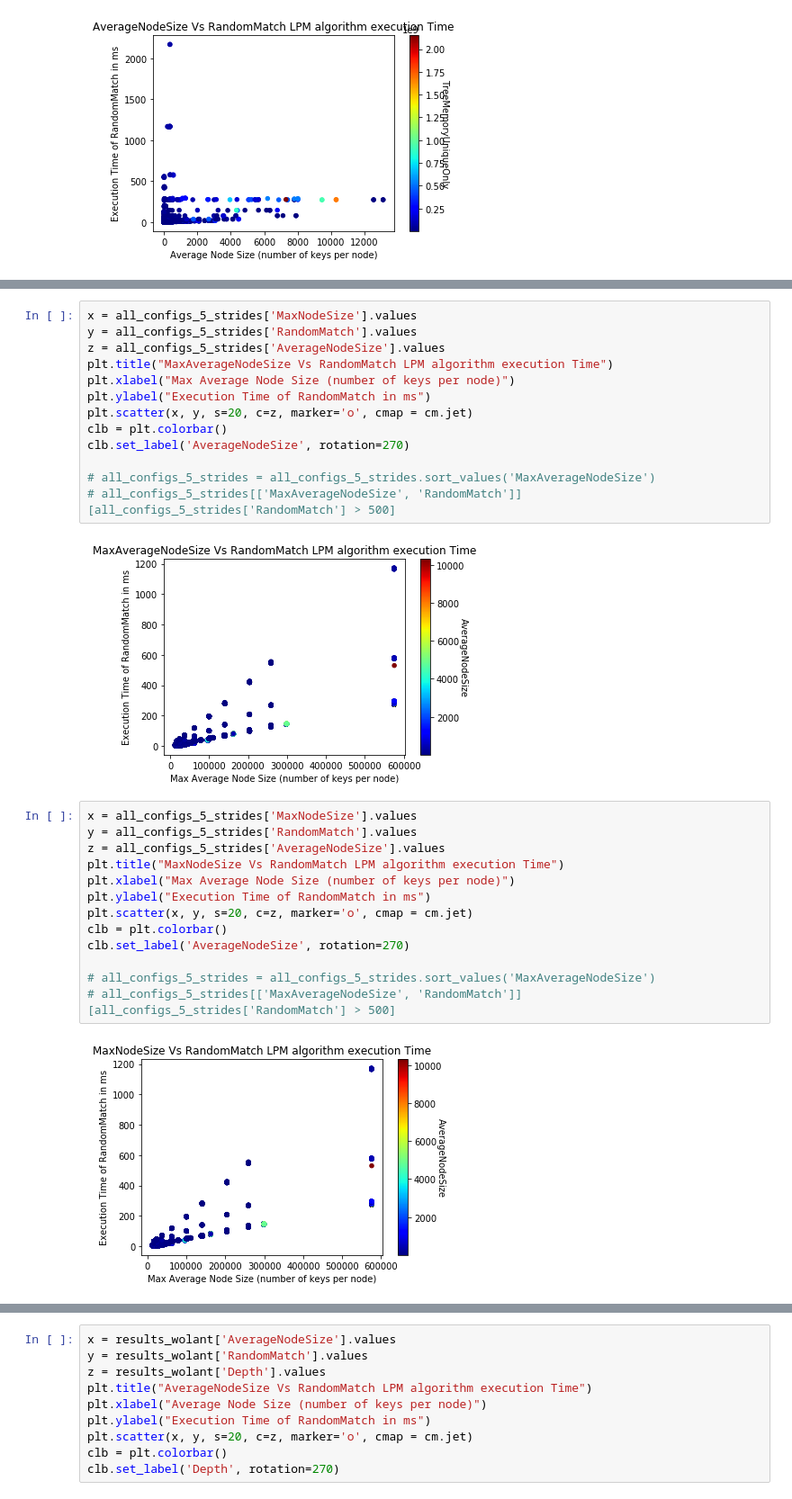
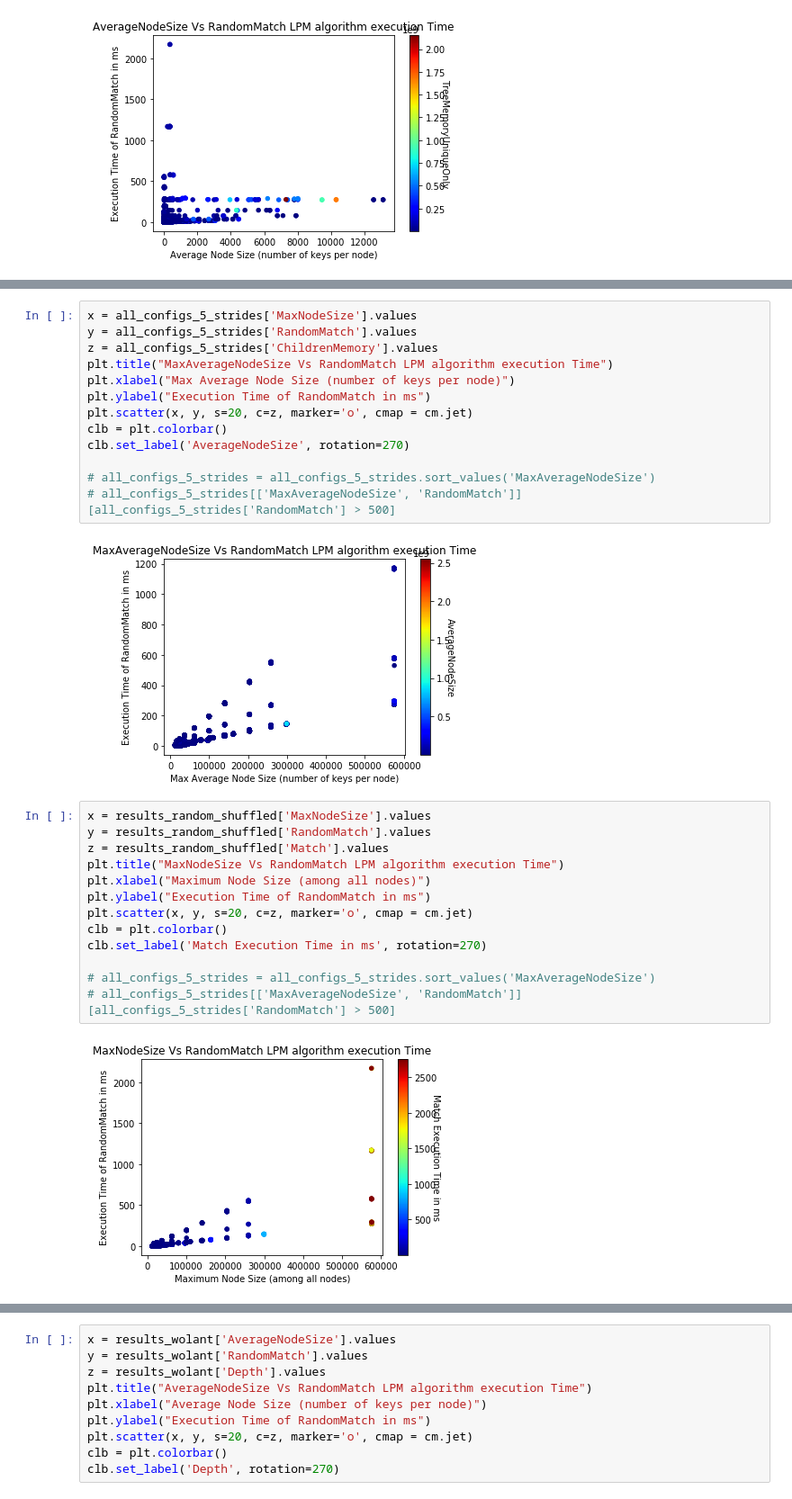
Before and after one commit to matrackif/TrieStrides, a Jupyter notebook: flavors_data_analysis.ipynb, the cells around one changed output, grey strips where cells are left out. Shown: that part at 90% size. Drawn from its saved outputs; the diff is of its cells as text.

```diff
--- a/flavors_data_analysis.ipynb
+++ b/flavors_data_analysis.ipynb
@@ -236,7 +236,7 @@ all_configs_5_strides[['AverageNodeSize', 'RandomMatch']]
 # %%
 x = all_configs_5_strides['MaxNodeSize'].values
 y = all_configs_5_strides['RandomMatch'].values
-z = all_configs_5_strides['AverageNodeSize'].values
+z = all_configs_5_strides['ChildrenMemory'].values
 plt.title("MaxAverageNodeSize Vs RandomMatch LPM algorithm execution Time")
 plt.xlabel("Max Average Node Size (number of keys per node)")
 plt.ylabel("Execution Time of RandomMatch in ms")
@@ -247,19 +247,19 @@ clb.set_label('AverageNodeSize', rotation=270)
 # all_configs_5_strides = all_configs_5_strides.sort_values('MaxAverageNodeSize')
 # all_configs_5_strides[['MaxAverageNodeSize', 'RandomMatch']][all_configs_5_strides['RandomMatch'] > 500]
 # %% [output]
-[figure, old version]
+[figure, new version]
 # %%
-x = all_configs_5_strides['MaxNodeSize'].values
-y = all_configs_5_strides['RandomMatch'].values
-z = all_configs_5_strides['AverageNodeSize'].values
+x = results_random_shuffled['MaxNodeSize'].values
+y = results_random_shuffled['RandomMatch'].values
+z = results_random_shuffled['Match'].values
 plt.title("MaxNodeSize Vs RandomMatch LPM algorithm execution Time")
-plt.xlabel("Max Average Node Size (number of keys per node)")
+plt.xlabel("Maximum Node Size (among all nodes)")
 plt.ylabel("Execution Time of RandomMatch in ms")
 plt.scatter(x, y, s=20, c=z, marker='o', cmap = cm.jet)
 clb = plt.colorbar()
-clb.set_label('AverageNodeSize', rotation=270)
+clb.set_label('Match Execution Time in ms', rotation=270)
 
 # all_configs_5_strides = all_configs_5_strides.sort_values('MaxAverageNodeSize')
 # all_configs_5_strides[['MaxAverageNodeSize', 'RandomMatch']][all_configs_5_strides['RandomMatch'] > 500]
 # %% [output]
-[figure, old version]
+[figure, new version]
```
Also changed, not shown: parts of 18 cells of this notebook.
